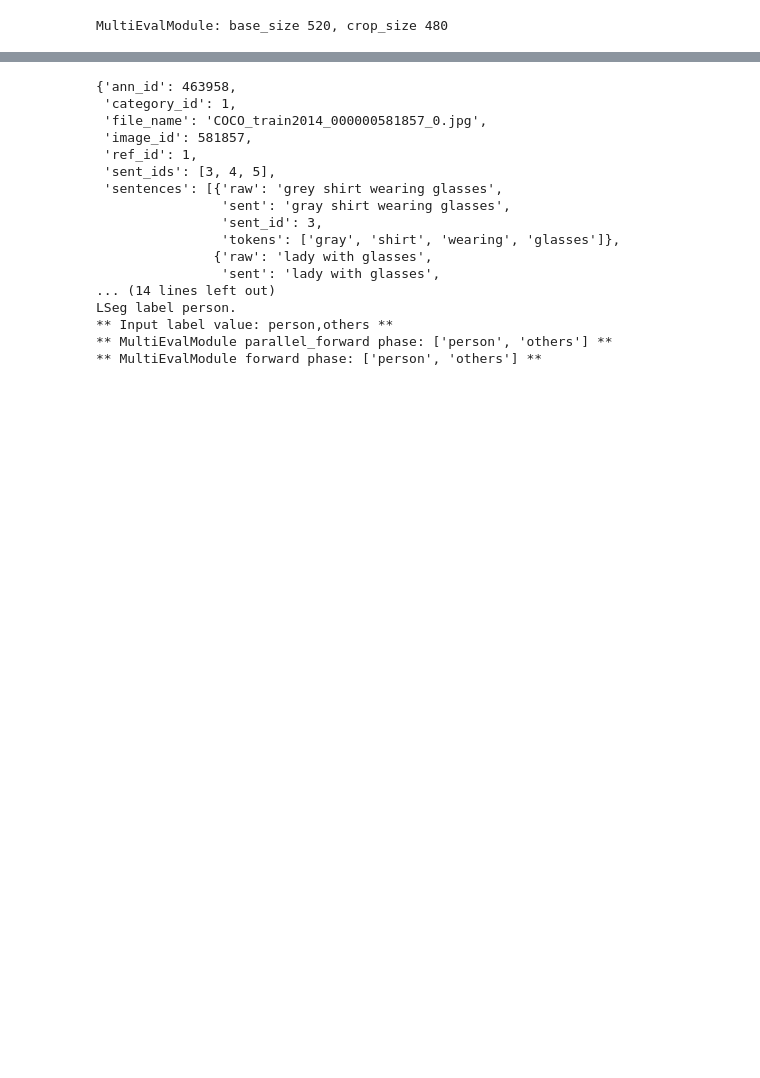
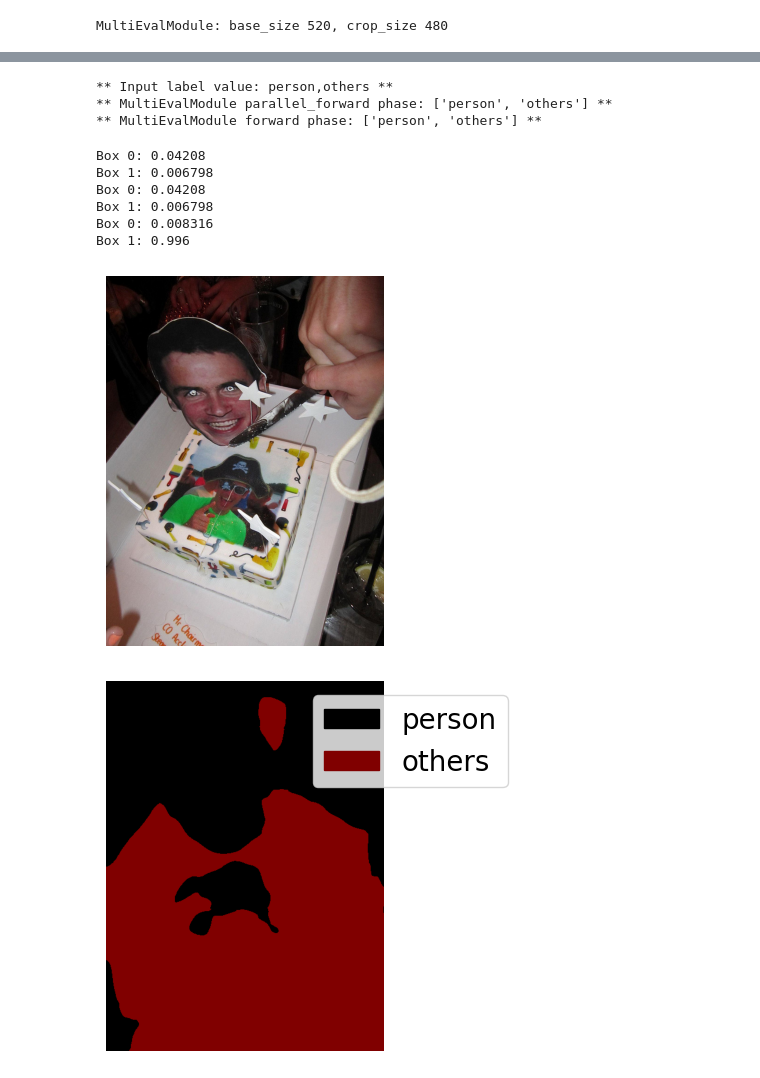
Before and after one commit to zixinglin07/instance-lseg, a Jupyter notebook: refcoco_notebook.ipynb, the cells around one changed output, grey strips where cells are left out. Saved outputs shown, nothing was run; the diff lists cells and outputs as text; code cells hidden in the pictures; blank space fills up the shorter version.

```diff
--- a/refcoco_notebook.ipynb
+++ b/refcoco_notebook.ipynb
@@ -658,16 +692,4 @@ MultiEvalModule: base_size 520, crop_size 480
 # %%
-ref_id = ref_ids[1]
-#if counter<=(checkpoint+2): #somehow need to add +2 to checkpoint to resume
-#    counter+=1
-#    continue
-ref = refer.loadRefs(ref_id)[0]
-image_id = refer.getImgIds(ref_id)[0]
-#if len(ref['sentences']) < 2:
-#    continue
-
-pprint(ref)
-print ('LSeg label %s.' % refer.Cats[ref['category_id']]) #pass to lseg
-args.label_src = refer.Cats[ref['category_id']] + ",others"
 
 #LSEG Running
 labels = []
@@ -714,12 +736,12 @@ img = img * 0.5 + 0.5
 img = Image.fromarray(np.uint8(255*img)).convert("RGBA")
 seg = mask.convert("RGBA")
 out = Image.blend(img, seg, alpha)
-#plt.axis('off')
-#plt.imshow(img)
-#plt.figure()
-#plt.legend(handles=patches, loc='upper right', bbox_to_anchor=(1.5, 1), prop={'size': 20})
-#plt.axis('off')
-#plt.imshow(seg)
+plt.axis('off')
+plt.imshow(img)
+plt.figure()
+plt.legend(handles=patches, loc='upper right', bbox_to_anchor=(1.5, 1), prop={'size': 20})
+plt.axis('off')
+plt.imshow(seg)
 
 #get bbox
 rgba_cols = palette_to_rgba(new_palette)
@@ -739,7 +761,7 @@ img_copy = img.copy()
 #plt.imshow(img_copy)
 
 w,h = img.size
-min_size = w*h*0.01 #arbitary min size, 0.005 for the cat human image
+min_size = w*h*0.005 #arbitary min size, 0.005 for the cat human image
 new_bbox = bbox_instancing(bboxes,segmaps,min_size=min_size)
 
 #sample bbox instancing result
@@ -776,46 +798,40 @@ vote_arr = [0]*len(new_bbox[0])
 
 for sentence in ref['sentences']:
     max_score = 0
     best_id = -1
     ret_index_temp = []
     ret_index_cls = []
     #print("number of cropped: "+ str(len(cropped_imgs[0])))
     for j in range(len(cropped_imgs[0])): #for each cropped_image run it through clip with the label of description and get the highest scoring boxes
         #image = preprocess(Image.open("CLIP.png")).unsqueeze(0).to(device)
         image = preprocess(cropped_imgs[0][j]).unsqueeze(0).to(device)
         #text = clip.tokenize(["person in blue", "person in white", "person in red"]).to(device)
         text = clip.tokenize([sentence['sent'], "other"]).to(device)  #extracted input is also based on class
         with torch.no_grad():
             image_features = model.encode_image(image)
             text_features = model.encode_text(text)
 
             logits_per_image, logits_per_text = model(image, text)
             probs = logits_per_image.softmax(dim=-1).cpu().numpy()
 
-        #print("Box "+str(j)+": "+str(probs[0][0]))
+        print("Box "+str(j)+": "+str(probs[0][0]))
         #if score is higher than max, max = score and append to list. if score within 0.1 of max score, append as well
         if probs[0][0]>max_score:
             max_score = probs[0][0]
             best_id = j
-    vote_arr[best_id]+=1
+    vote_arr[best_id]+=max_score
 
 #print(vote_arr)
 best_bbox = vote_arr.index(max(vote_arr)) #narrow down 1 box in the instance first, then use region proposal within that box
 # %% [output]
-{'ann_id': 463958,
- 'category_id': 1,
- 'file_name': 'COCO_train2014_000000581857_0.jpg',
- 'image_id': 581857,
- 'ref_id': 1,
- 'sent_ids': [3, 4, 5],
- 'sentences': [{'raw': 'grey shirt wearing glasses',
-                'sent': 'gray shirt wearing glasses',
-                'sent_id': 3,
-                'tokens': ['gray', 'shirt', 'wearing', 'glasses']},
-               {'raw': 'lady with glasses',
-                'sent': 'lady with glasses',
-... (14 lines left out)
-LSeg label person.
 ** Input label value: person,others **
 ** MultiEvalModule parallel_forward phase: ['person', 'others'] **
 ** MultiEvalModule forward phase: ['person', 'others'] **
+Box 0: 0.04208
+Box 1: 0.006798
+Box 0: 0.04208
+Box 1: 0.006798
+Box 0: 0.008316
+Box 1: 0.996
+[figure, added]
+[figure, added]
```
Also changed, not shown: parts of 14 cells of this notebook, 6 other files.
